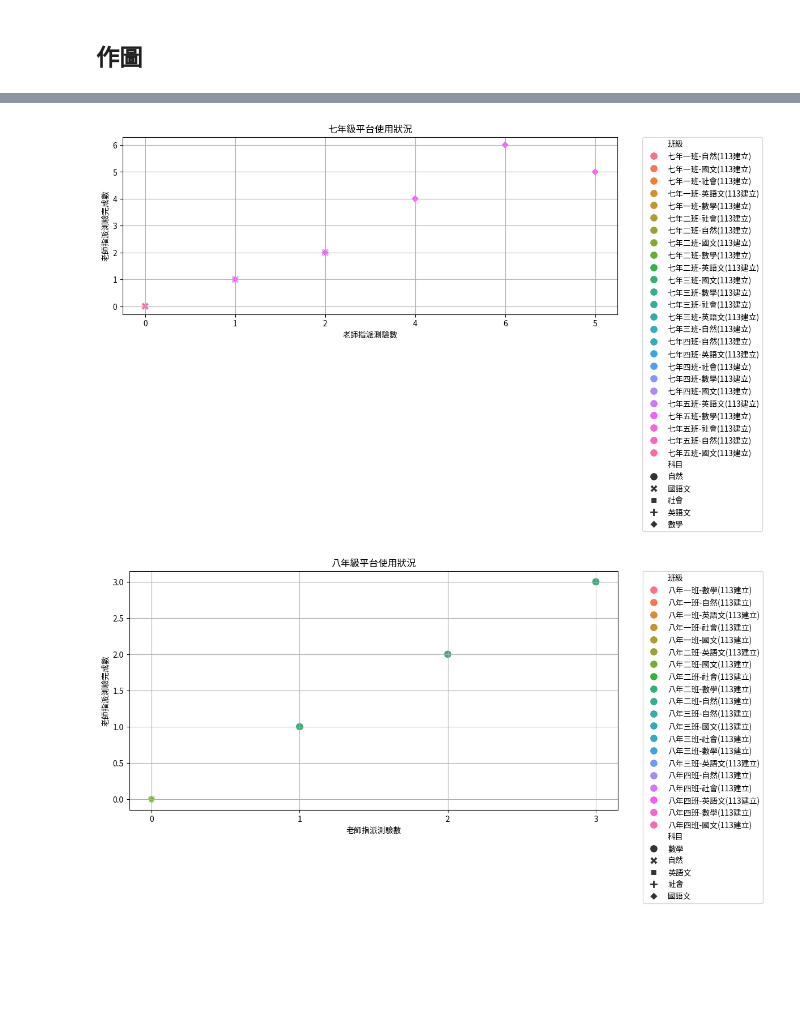
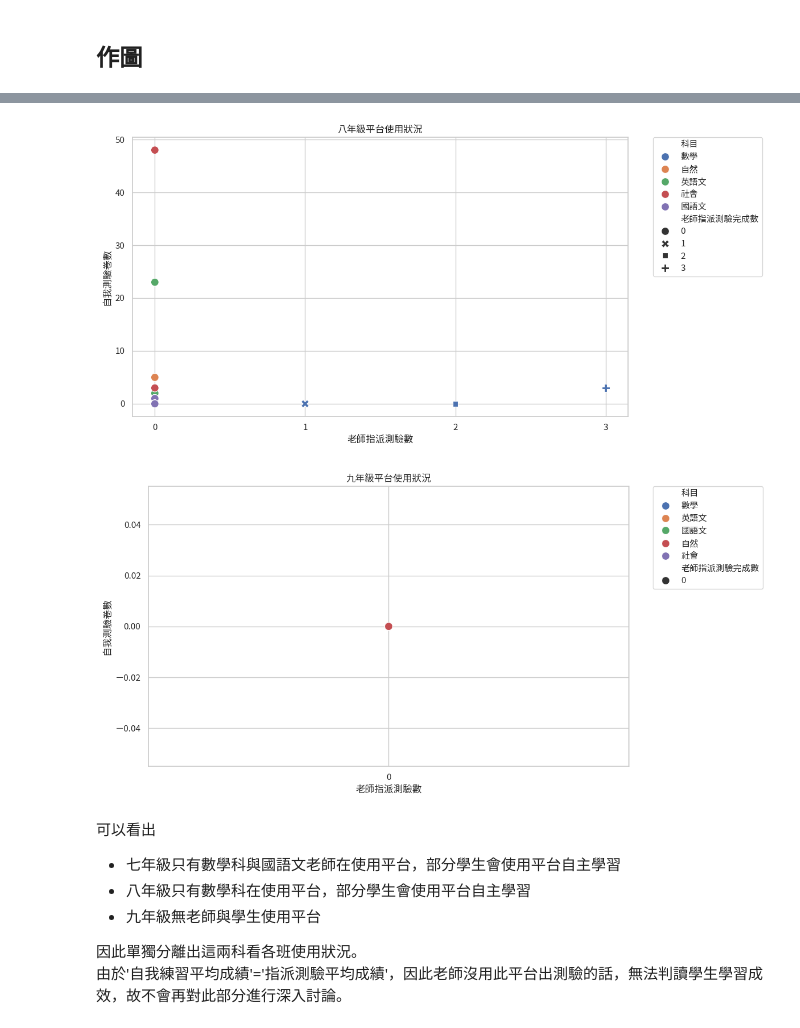
Before and after one commit to Emily-Hsu2004/edu-data-mining-, a Jupyter notebook: 練習/week3-課堂練習1.ipynb, the cells around one changed output, grey strips where cells are left out. Cells and saved outputs as stored; diff of their text form; code cells hidden in the pictures; blank space fills up the shorter version.

```diff
--- a/練習/week3-課堂練習1.ipynb
+++ b/練習/week3-課堂練習1.ipynb
@@ -103,48 +126,56 @@ import seaborn as sns
 # %%
 # 讀取
-df_7=df_0[df_0["年級"].isin([7])]
+df_8=df_0[df_0["年級"].isin([8])]
 
 # 繪製散佈圖
 plt.figure(figsize=(12, 6))
 sns.scatterplot(
-    data=df_7,
+    data=df_8,
     x="老師指派測驗數",
-    y="老師指派測驗完成數",
-    hue="班級",
-    style="科目",
+    y="自我測驗卷數",
+    hue="科目",
+    style="老師指派測驗完成數",
     s=100,
 )
-plt.title("七年級平台使用狀況")
+plt.title("八年級平台使用狀況")
 plt.xlabel("老師指派測驗數")
-plt.ylabel("老師指派測驗完成數")
+plt.ylabel("自我測驗卷數")
 plt.legend(bbox_to_anchor=(1.05, 1), loc=2, borderaxespad=0.0)
 plt.grid(True)
 plt.tight_layout()
 plt.show()
 # %% [output]
-[figure, old version]
+[figure, new version]
 # %%
 # 讀取
-df_8=df_0[df_0["年級"].isin([8])]
+df_9=df_0[df_0["年級"].isin([9])]
 
 # 繪製散佈圖
 plt.figure(figsize=(12, 6))
 sns.scatterplot(
-    data=df_8,
+    data=df_9,
     x="老師指派測驗數",
-    y="老師指派測驗完成數",
-    hue="班級",
-    style="科目",
+    y="自我測驗卷數",
+    hue="科目",
+    style="老師指派測驗完成數",
     s=100,
 )
-plt.title("八年級平台使用狀況")
+plt.title("九年級平台使用狀況")
 plt.xlabel("老師指派測驗數")
-plt.ylabel("老師指派測驗完成數")
+plt.ylabel("自我測驗卷數")
 plt.legend(bbox_to_anchor=(1.05, 1), loc=2, borderaxespad=0.0)
 plt.grid(True)
 plt.tight_layout()
 plt.show()
 # %% [output]
-[figure, old version]
+[figure, new version]
+# %% [markdown]
+可以看出
+- 七年級只有數學科與國語文老師在使用平台，部分學生會使用平台自主學習
+- 八年級只有數學科在使用平台，部分學生會使用平台自主學習
+- 九年級無老師與學生使用平台
+
+因此單獨分離出這兩科看各班使用狀況。
+由於'自我練習平均成績'='指派測驗平均成績'，因此老師沒用此平台出測驗的話，無法判讀學生學習成效，故不會再對此部分進行深入討論。
 # %%
 # 讀取
```
Also changed, not shown: parts of 13 cells of this notebook.
